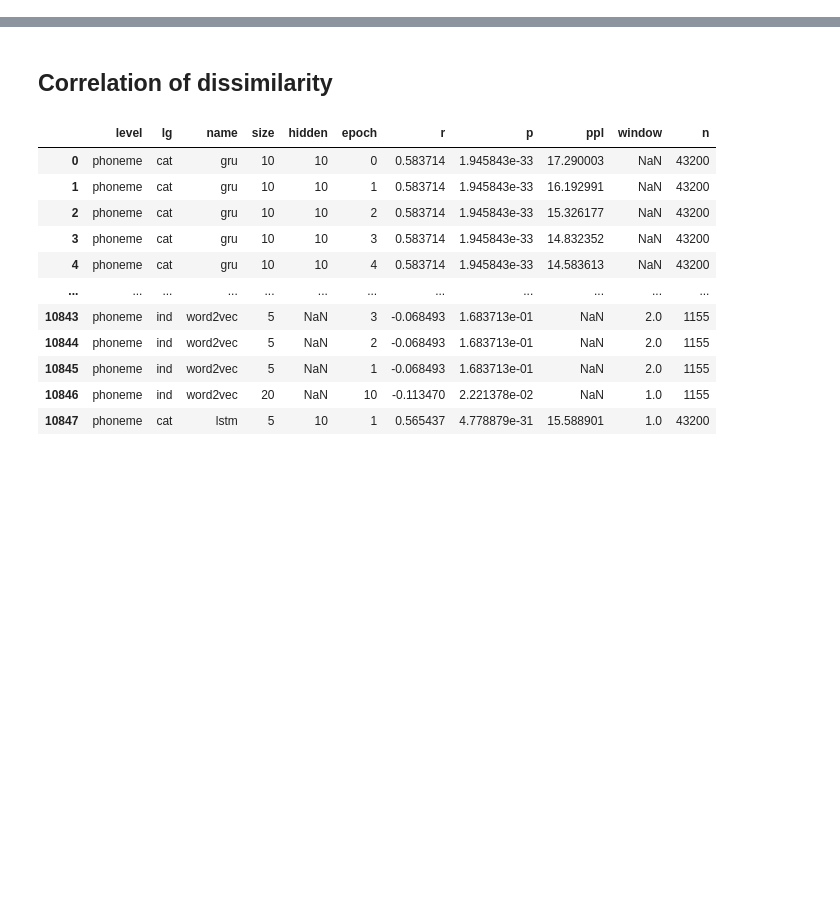
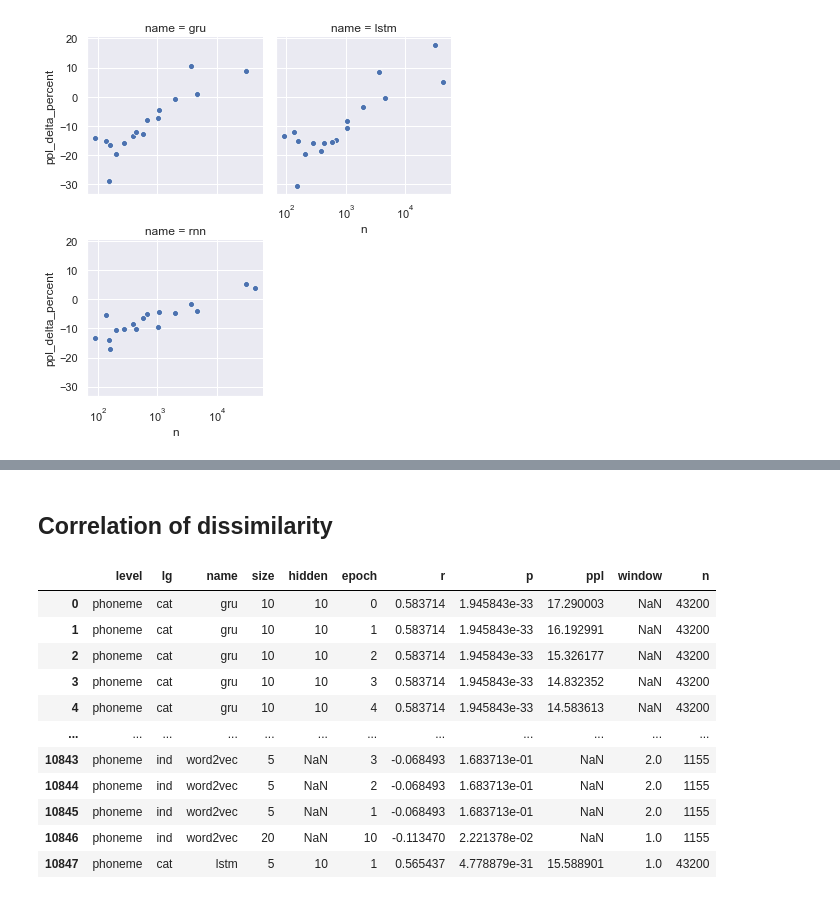
Before and after one commit to geoffbacon/phonological-features, a Jupyter notebook: src/Phonological-features.ipynb, the cells around one changed output, grey strips where cells are left out. Saved outputs shown, nothing was run; the diff lists cells and outputs as text; code cells hidden in the pictures; blank space fills up the shorter version.

```diff
--- a/src/Phonological-features.ipynb
+++ b/src/Phonological-features.ipynb
@@ -123,0 +130,6 @@ grid = sns.scatterplot(data=stats_by_epoch, x=stats_by_epoch.index, y="t");
+# %%
+relationship_between_performance_delta_and_hyperparams_subset(
+    [5, 10, 20, 30], [10, 20, 30, 50], ["rnn", "lstm", "gru"], "name"
+);
+# %% [output]
+[figure, added]
```
Also changed, not shown: parts of 20 cells of this notebook.
